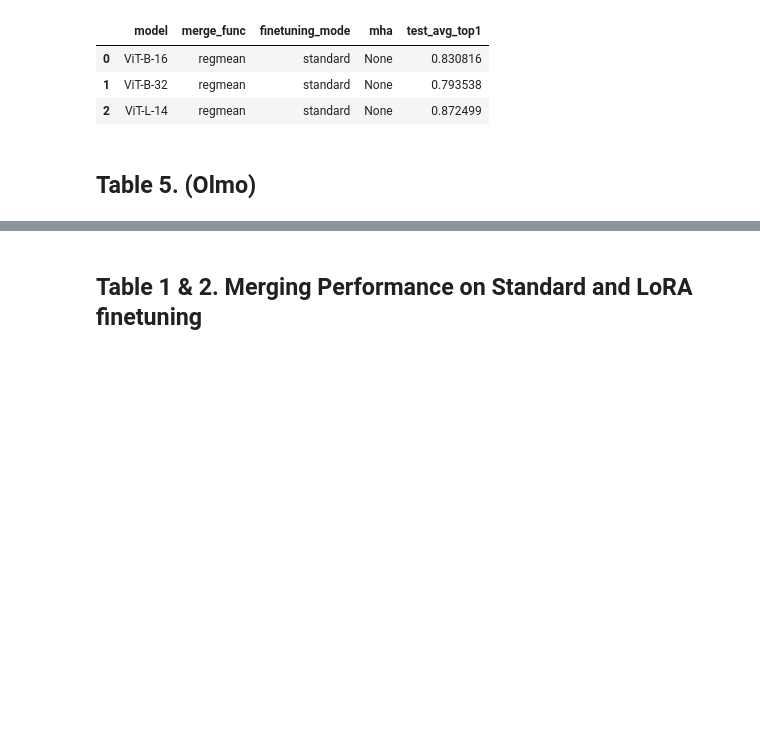
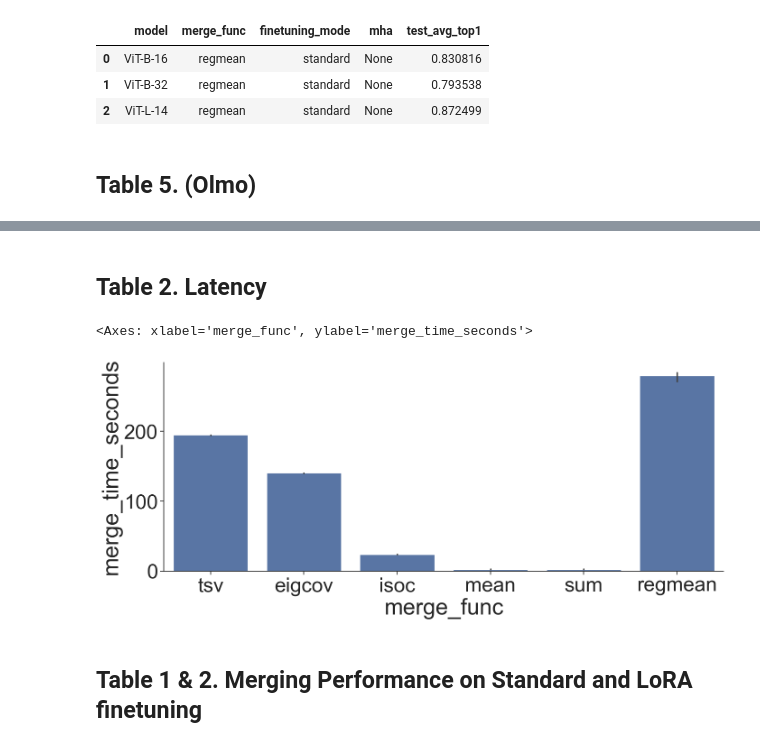
Before and after one commit to marawangamal/eigcov, a Jupyter notebook: notebooks/analysis.ipynb, the cells around one changed output, grey strips where cells are left out. Cells and saved outputs as stored; diff of their text form; code cells hidden in the pictures; blank space fills up the shorter version.

Commit message:
Feat/add results (#19)
* Update  analysis

* Add ta metrics files

* Add latency file

* Update analysis

```diff
--- a/notebooks/analysis.ipynb
+++ b/notebooks/analysis.ipynb
@@ -2900,6 +2802,21 @@ ACTMat & \underline{58.2} & 83.7 & \textbf{54.5} & \underline{79.8} & \textbf{39
 \bottomrule
 \end{tabular}
 \end{table}
+# %% [markdown]
+## Table 2. Latency
+# %%
+import json
+import pandas as pd
+import seaborn as sns
+
+with open("../results-tracked/results-latency.jsonl", "r") as f:
+    df_latency = pd.DataFrame(json.loads(line) for line in f if line.strip())
+
+plt.figure(figsize=(16, 6)) # Width=16, Height=6
+sns.barplot(x="merge_func", y="merge_time_seconds", data=df_latency)
+# %% [output]
+<Axes: xlabel='merge_func', ylabel='merge_time_seconds'>
+[figure, added]
 # %% [markdown]
 ## Table 1 & 2. Merging Performance on Standard and LoRA finetuning
 # %%
```
Also changed, not shown: parts of 2 cells of this notebook, 8 other files.
